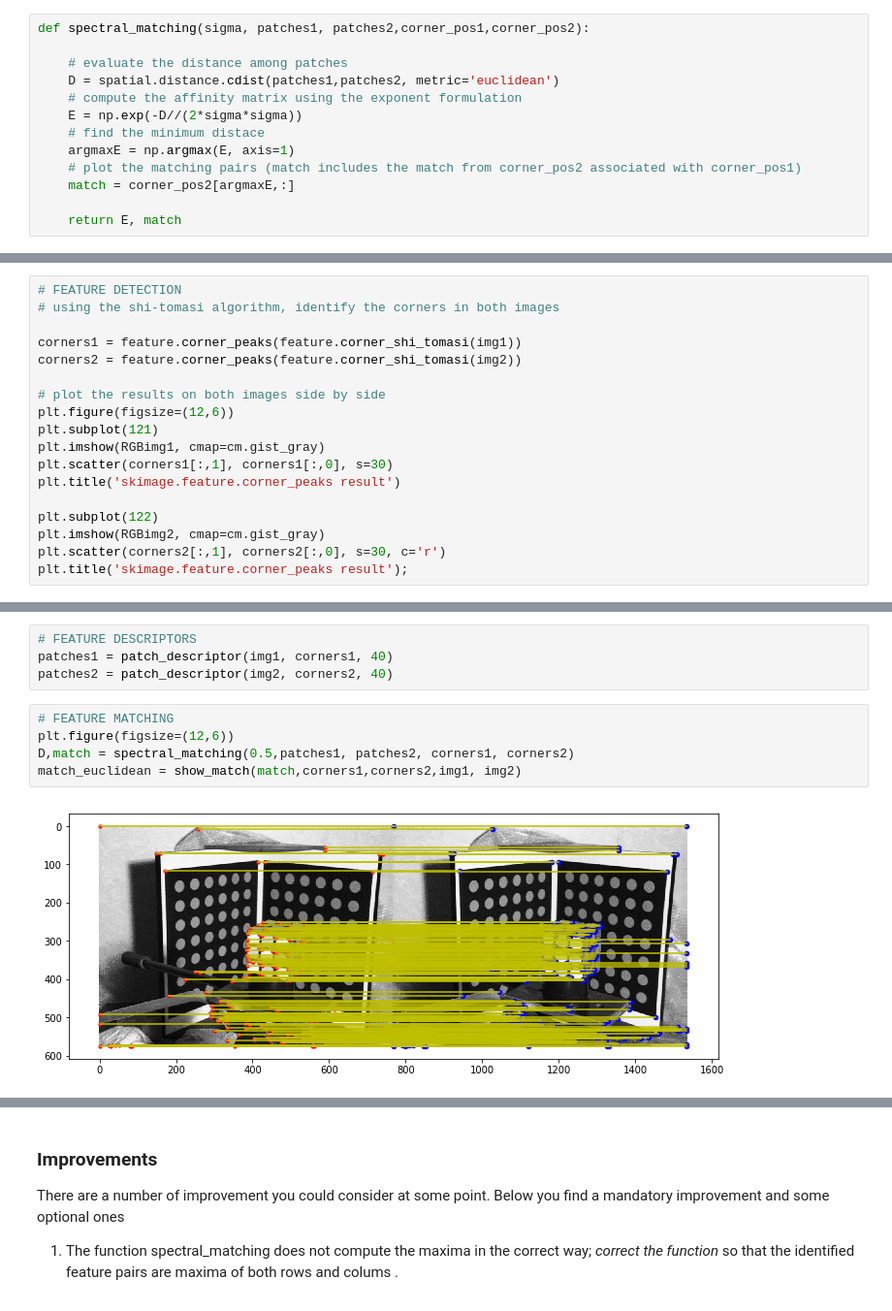
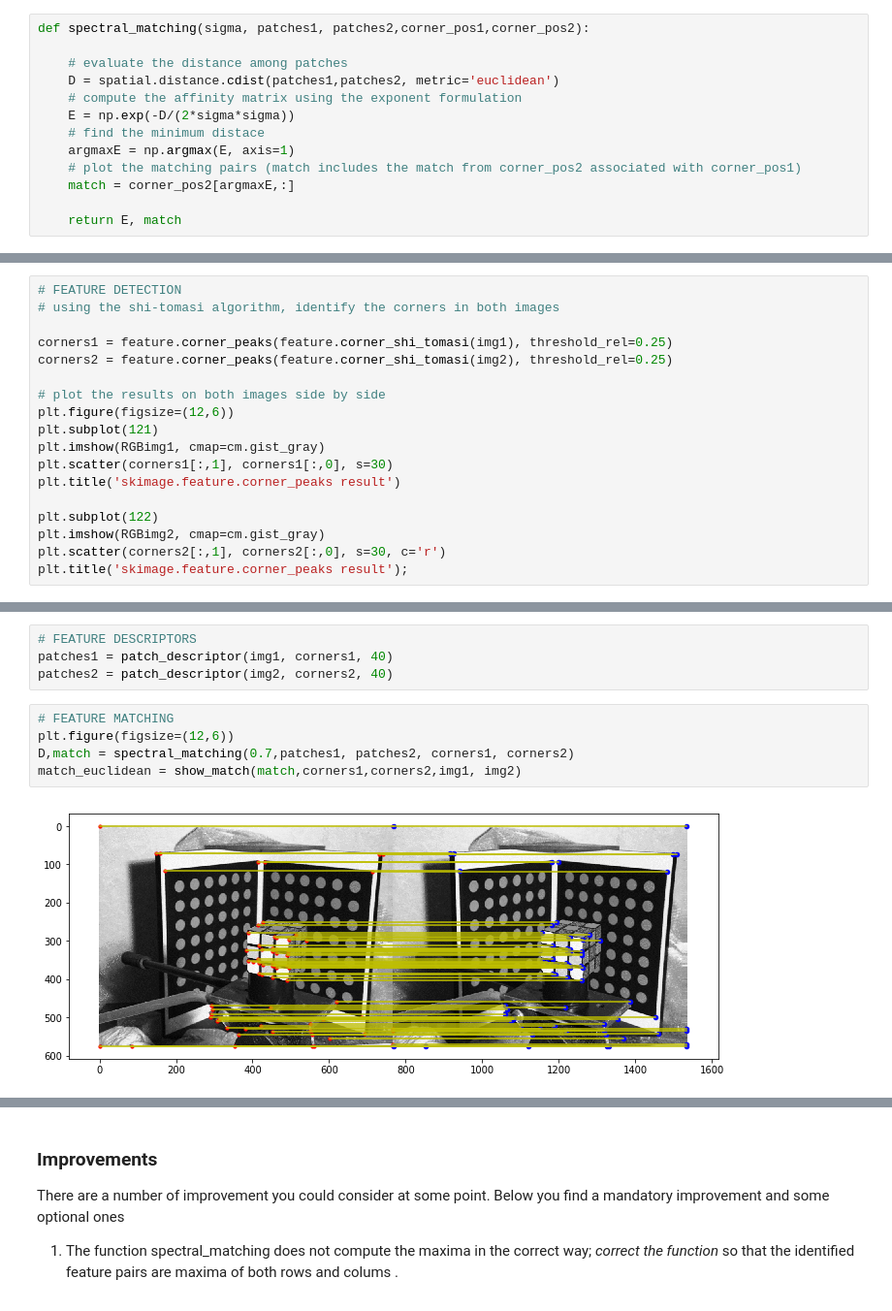
Before and after one commit to mosemb/ComputerVision, a Jupyter notebook: week2_lab_2022/feature_matching-sketch2022.ipynb, the cells around one changed output, grey strips where cells are left out. Shown at 97% size. Drawn from its saved outputs; the diff is of its cells as text.

Commit message:
sigma and threshold

```diff
--- a/week2_lab_2022/feature_matching-sketch2022.ipynb
+++ b/week2_lab_2022/feature_matching-sketch2022.ipynb
@@ -80,7 +80,7 @@ def spectral_matching(sigma, patches1, patches2,corner_pos1,corner_pos2):
     # evaluate the distance among patches
     D = spatial.distance.cdist(patches1,patches2, metric='euclidean')
     # compute the affinity matrix using the exponent formulation
-    E = np.exp(-D//(2*sigma*sigma))
+    E = np.exp(-D/(2*sigma*sigma))
     # find the minimum distace
     argmaxE = np.argmax(E, axis=1)
     # plot the matching pairs (match includes the match from corner_pos2 associated with corner_pos1)
@@ -131,8 +131,8 @@ Now, let us identify the corners by using the shi tomasi algorithm implemented i
 # FEATURE DETECTION
 # using the shi-tomasi algorithm, identify the corners in both images
 
-corners1 = feature.corner_peaks(feature.corner_shi_tomasi(img1))
-corners2 = feature.corner_peaks(feature.corner_shi_tomasi(img2))
+corners1 = feature.corner_peaks(feature.corner_shi_tomasi(img1), threshold_rel=0.25)
+corners2 = feature.corner_peaks(feature.corner_shi_tomasi(img2), threshold_rel=0.25)
 
 # plot the results on both images side by side
 plt.figure(figsize=(12,6))
@@ -154,10 +154,10 @@ patches2 = patch_descriptor(img2, corners2, 40)
 # %%
 # FEATURE MATCHING
 plt.figure(figsize=(12,6))
-D,match = spectral_matching(0.5,patches1, patches2, corners1, corners2)
+D,match = spectral_matching(0.7,patches1, patches2, corners1, corners2)
 match_euclidean = show_match(match,corners1,corners2,img1, img2)
 # %% [output]
-[figure, old version]
+[figure, new version]
 # %%
 # LET US ALSO HAVE A LOOK AT THE AFFINITY MATRIX
 plt.imshow(D)
```
Also changed, not shown: parts of 12 cells of this notebook, 2 other files.
